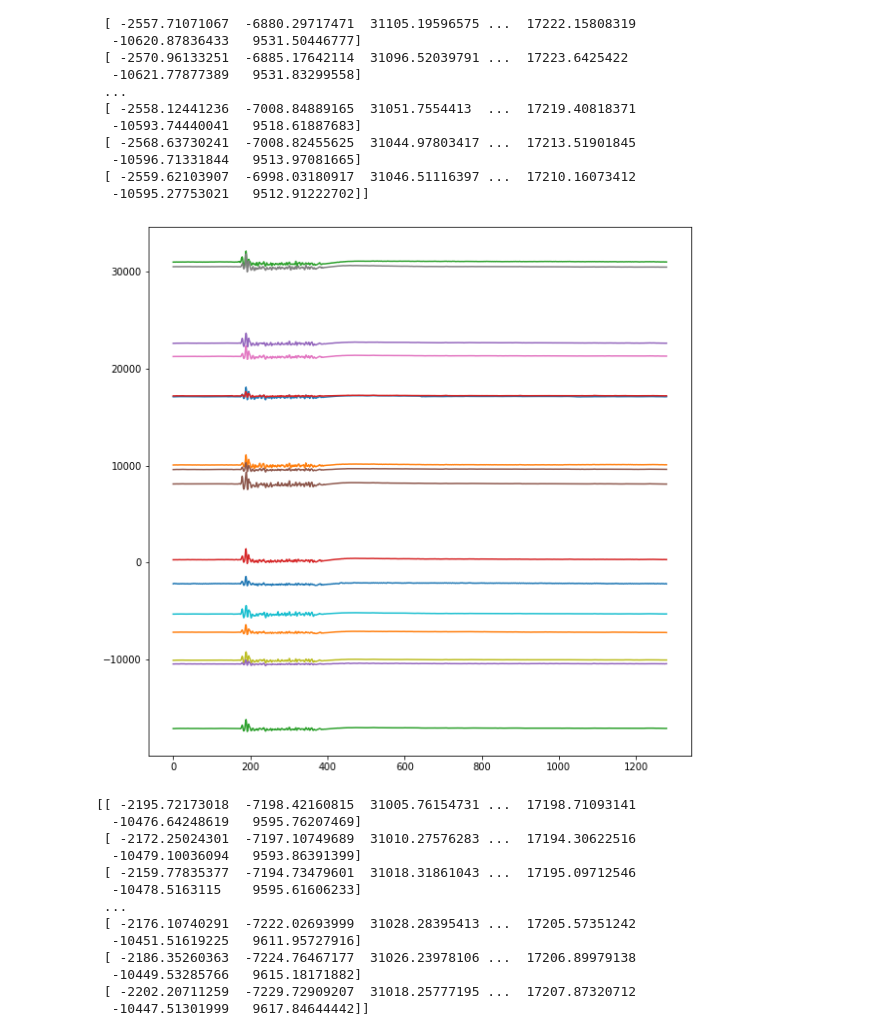
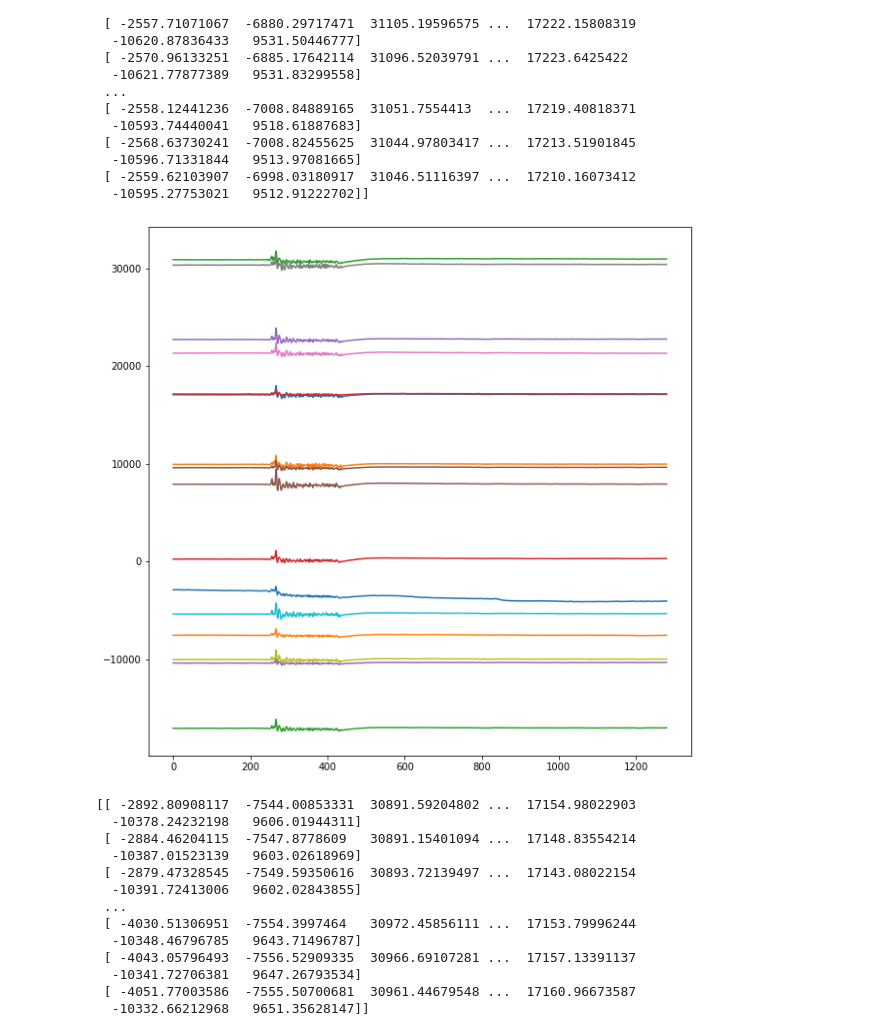
Before and after one commit to albarc3/ProfessorX-Project, a Jupyter notebook: src/artifacts/preprocesing_rubert_jaw.ipynb, the cells around one changed output. Drawn from its saved outputs; the diff is of its cells as text; code cells hidden in the pictures.

Commit message:
labeling temporal windows

```diff
--- a/src/artifacts/preprocesing_rubert_jaw.ipynb
+++ b/src/artifacts/preprocesing_rubert_jaw.ipynb
@@ -96,28 +96,28 @@ print(windows[0])
 # %%
 import matplotlib.pyplot as plt
 
 # Data sequence
 # pause pause signal pause ...
 
-first_window = windows[6]
+first_window = windows[12]
 
 plt.figure(figsize=(10,10))
 plt.plot(first_window)
 plt.show()
 
 print(first_window)
 # %% [output]
-[figure, old version]
+[figure, new version]
-[[ -2195.72173018  -7198.42160815  31005.76154731 ...  17198.71093141
-  -10476.64248619   9595.76207469]
- [ -2172.25024301  -7197.10749689  31010.27576283 ...  17194.30622516
-  -10479.10036094   9593.86391399]
- [ -2159.77835377  -7194.73479601  31018.31861043 ...  17195.09712546
-  -10478.5163115    9595.61606233]
+[[ -2892.80908117  -7544.00853331  30891.59204802 ...  17154.98022903
+  -10378.24232198   9606.01944311]
+ [ -2884.46204115  -7547.8778609   30891.15401094 ...  17148.83554214
+  -10387.01523139   9603.02618969]
+ [ -2879.47328545  -7549.59350616  30893.72139497 ...  17143.08022154
+  -10391.72413006   9602.02843855]
  ...
- [ -2176.10740291  -7222.02693999  31028.28395413 ...  17205.57351242
-  -10451.51619225   9611.95727916]
- [ -2186.35260363  -7224.76467177  31026.23978106 ...  17206.89979138
-  -10449.53285766   9615.18171882]
- [ -2202.20711259  -7229.72909207  31018.25777195 ...  17207.87320712
-  -10447.51301999   9617.84644442]]
+ [ -4030.51306951  -7554.3997464   30972.45856111 ...  17153.79996244
+  -10348.46796785   9643.71496787]
+ [ -4043.05796493  -7556.52909335  30966.69107281 ...  17157.13391137
+  -10341.72706381   9647.26793534]
+ [ -4051.77003586  -7555.50700681  30961.44679548 ...  17160.96673587
+  -10332.66212968   9651.35628147]]
```
Also changed, not shown: parts of 2 cells of this notebook.
